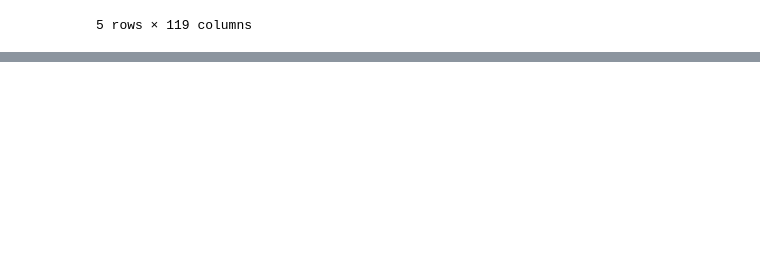
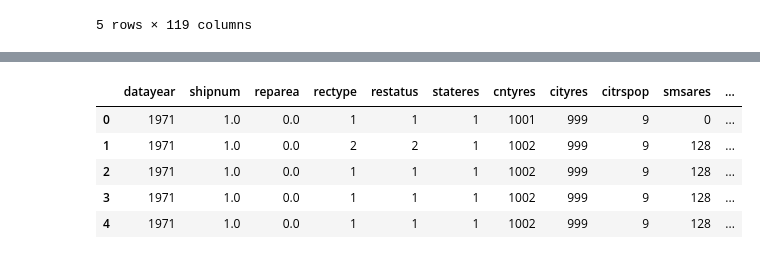
Before and after one commit to elizagoler/RecessionFertility, a Jupyter notebook: source/derived/county_gfrs/explore_natality.ipynb, the cells around one changed output, grey strips where cells are left out. Saved outputs shown, nothing was run; the diff lists cells and outputs as text; code cells hidden in the pictures; blank space fills up the shorter version.

```diff
--- a/source/derived/county_gfrs/explore_natality.ipynb
+++ b/source/derived/county_gfrs/explore_natality.ipynb
@@ -66,0 +207,10 @@ natality_df_80.head()
+# %%
+natality_1971_df = natality_dfs_68_78[3]
+natality_1971_df.head()
+# %% [output]
+|  | datayear | shipnum | reparea | rectype | restatus | stateres | cntyres | cityres | citrspop | smsares | ... |
+| 0 | 1971 | 1.0 | 0.0 | 1 | 1 | 1 | 1001 | 999 | 9 | 0 | ... |
+| 1 | 1971 | 1.0 | 0.0 | 2 | 2 | 1 | 1002 | 999 | 9 | 128 | ... |
+| 2 | 1971 | 1.0 | 0.0 | 1 | 1 | 1 | 1002 | 999 | 9 | 128 | ... |
+| 3 | 1971 | 1.0 | 0.0 | 1 | 1 | 1 | 1002 | 999 | 9 | 128 | ... |
+| 4 | 1971 | 1.0 | 0.0 | 1 | 1 | 1 | 1002 | 999 | 9 | 128 | ... |
```
Also changed, not shown: parts of 30 cells of this notebook, 19 other files.
